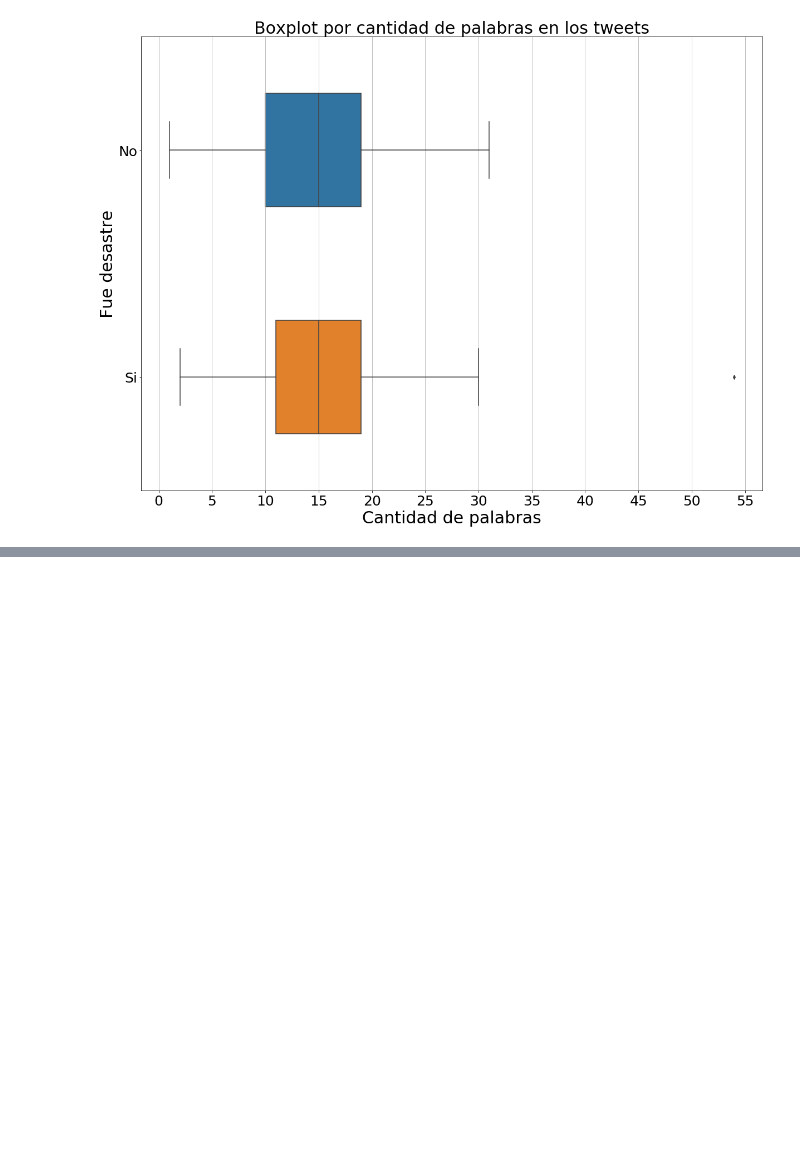
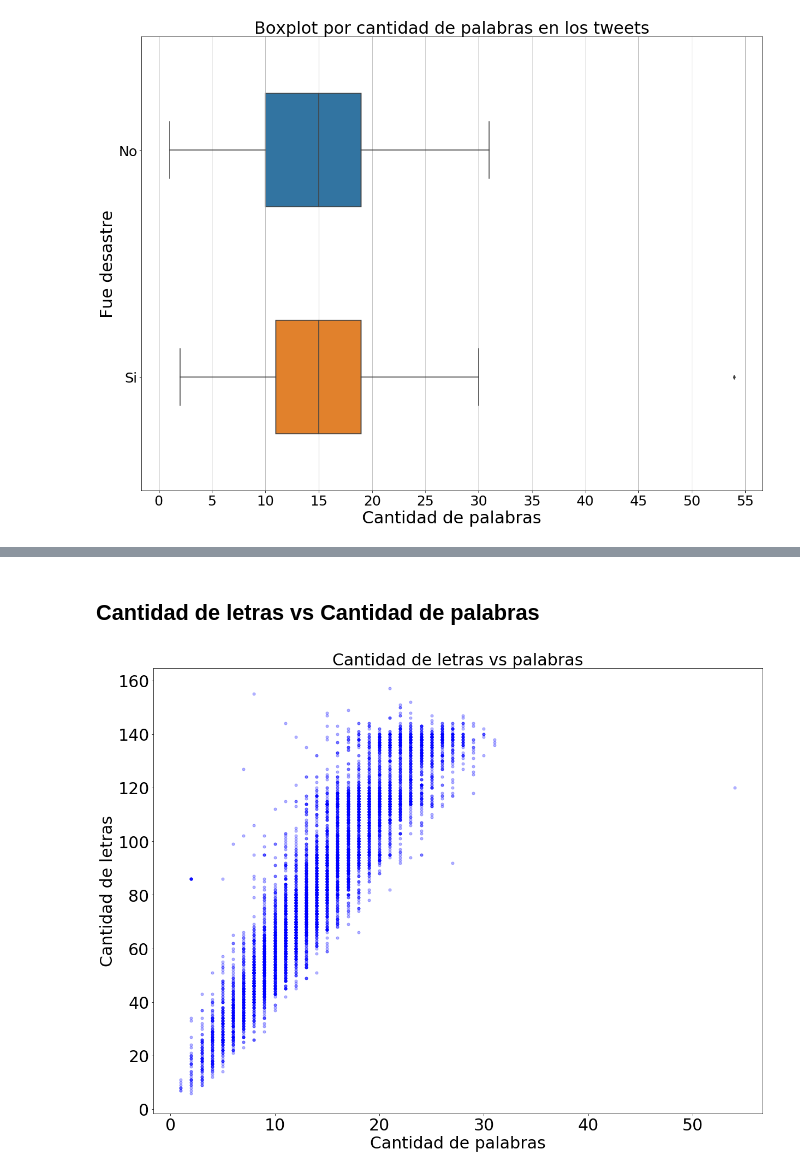
Before and after one commit to FranciscoGauna/TP1-Datos, a Jupyter notebook: Analisis-Kev.ipynb, the cells around one changed output, grey strips where cells are left out. Saved outputs shown, nothing was run; the diff lists cells and outputs as text; code cells hidden in the pictures; blank space fills up the shorter version.

```diff
--- a/Analisis-Kev.ipynb
+++ b/Analisis-Kev.ipynb
@@ -738,0 +774,37 @@ plt.show()
+# %% [markdown]
+## Cantidad de letras vs Cantidad de palabras
+# %%
+def cantidad_palabras(x):
+  x = re.sub(r"https?:\/\/t.co\/[A-Za-z0-9]+","", x)
+  x=x.split(" ")
+  return len(x)
+
+def cantidad_letras(x):
+  x = re.sub(r"https?:\/\/t.co\/[A-Za-z0-9]+","", x)
+  return len(x)
+
+def cantidad_hashtags(x):
+  x=limpiarTextoParaHashtag(x)
+  x=separarPuntuacion(x)
+  palabra=[]
+  aux=obtenerLista(x)
+  for w in aux:
+    if(w!="" and w[0]=="#"):
+      palabra.append(w[1:len(w)])
+  return len(palabra)
+# %%
+datos['cantidad_palabras']=datos['text'].apply(cantidad_palabras)
+datos['cantidad_letras']=datos['text'].apply(cantidad_letras)
+datos['cantidad_hashtags']=datos['text'].apply(cantidad_hashtags)
+# %%
+plt.figure(figsize=(20,15))
+plt.scatter('cantidad_palabras','cantidad_letras',data=datos,marker='o', color='blue',alpha=0.3,s=25)
+plt.ylabel('Cantidad de letras',size=30)
+plt.xlabel('Cantidad de palabras',size=30)
+plt.title('Cantidad de letras vs palabras',size=30)
+plt.yticks(size=30)
+plt.xticks(size=30)
+#plt.savefig("cantidad_letras_palabras_0.png",bbox_inches='tight')
+plt.show()
+# %% [output]
+[figure, added]
```
Also changed, not shown: parts of 9 cells of this notebook, 1 other file.
